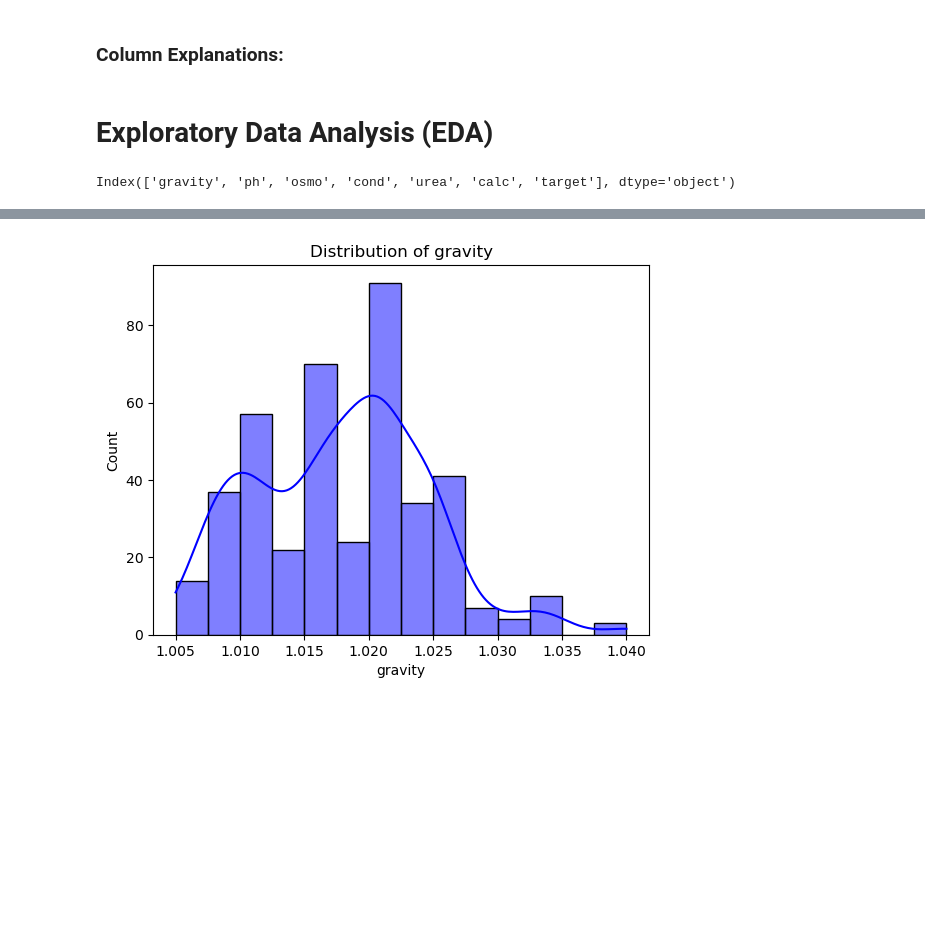
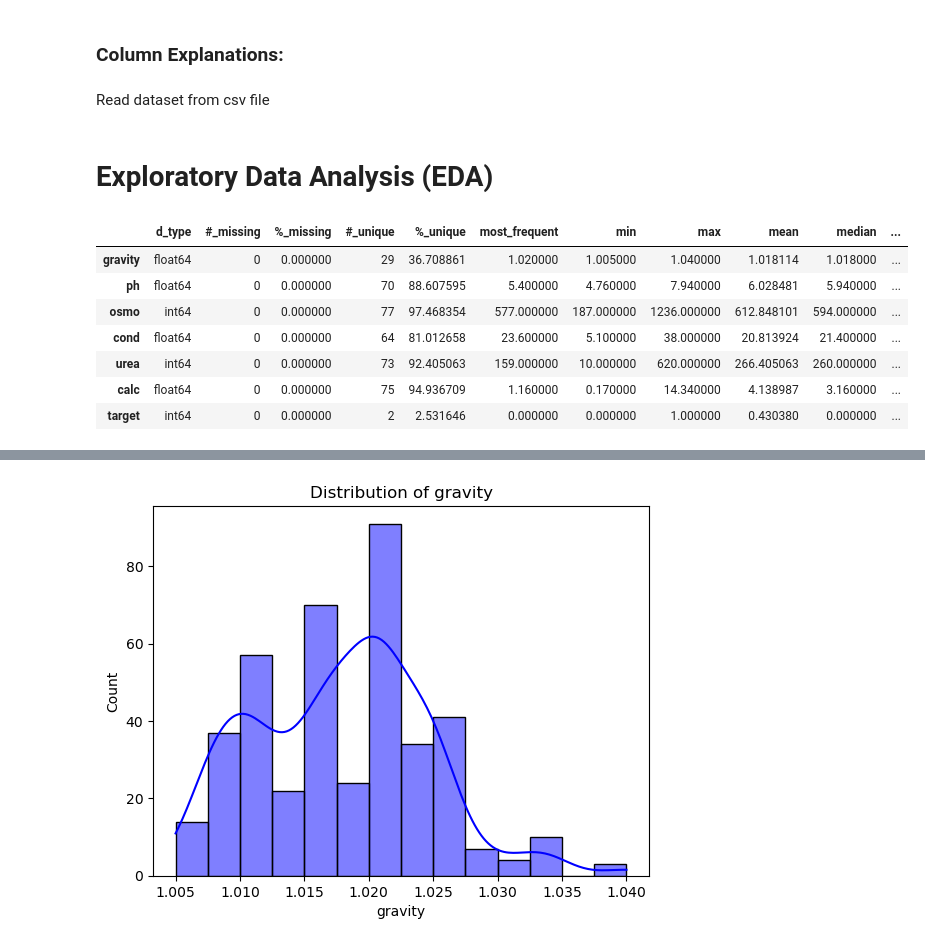
Before and after one commit to hoaily1412/Kidney-stone-classification, a Jupyter notebook: kidney-stone-eda-prediction.ipynb, the cells around one changed output, grey strips where cells are left out. Saved outputs shown, nothing was run; the diff lists cells and outputs as text; code cells hidden in the pictures; blank space fills up the shorter version.

Commit message:
Update notebook and index html

```diff
--- a/kidney-stone-eda-prediction.ipynb
+++ b/kidney-stone-eda-prediction.ipynb
@@ -52,14 +40,40 @@ from tensorflow.keras.callbacks import EarlyStopping, ReduceLROnPlateau
 
 import warnings
 warnings.filterwarnings("ignore")
+# %% [markdown]
+Read dataset from csv file
 # %%
 # Load the dataset
-df = pd.read_csv('/kaggle/input/playground-series-s3e12/train.csv')
-# drop the 'id' column
-df.drop('id', axis=1, inplace=True)
+df = pd.read_csv('./kindey-stone-urine-analysis.csv')
 # %% [markdown]
 # Exploratory Data Analysis (EDA)
 # %%
-df.columns
+def get_data_char(df):
+    data_columns = df.columns
+
+    data_char_df = pd.DataFrame(df.dtypes, columns = ["d_type"])
+    data_char_df["#_missing"] = df.isna().sum()
+    data_char_df["%_missing"] = df.isna().sum() * 100 / df.shape[0]
+    data_char_df["#_unique"] = df.nunique()
+    data_char_df["%_unique"] = df.nunique() * 100 / df.shape[0]
+    data_char_df["most_frequent"] = df.mode().loc[0]
+
+    def get_stats_stats(df):
+        return df.aggregate([min, max, "mean", "median", "std"]).T
+
+    data_char_df = pd.concat([data_char_df,get_stats_stats(df), df.loc[:2,].T], axis = 1)
+
+    return data_char_df
+display(get_data_char(df).style.background_gradient(
+    subset = ["%_unique", "std", "median", "mean", "max"
+              , "min", "%_missing"],
+    cmap = "Oranges"))
 # %% [output]
-Index(['gravity', 'ph', 'osmo', 'cond', 'urea', 'calc', 'target'], dtype='object')
+|  | d_type | #_missing | %_missing | #_unique | %_unique | most_frequent | min | max | mean | median | ... |
+| gravity | float64 | 0 | 0.000000 | 29 | 36.708861 | 1.020000 | 1.005000 | 1.040000 | 1.018114 | 1.018000 | ... |
+| ph | float64 | 0 | 0.000000 | 70 | 88.607595 | 5.400000 | 4.760000 | 7.940000 | 6.028481 | 5.940000 | ... |
+| osmo | int64 | 0 | 0.000000 | 77 | 97.468354 | 577.000000 | 187.000000 | 1236.000000 | 612.848101 | 594.000000 | ... |
+| cond | float64 | 0 | 0.000000 | 64 | 81.012658 | 23.600000 | 5.100000 | 38.000000 | 20.813924 | 21.400000 | ... |
+| urea | int64 | 0 | 0.000000 | 73 | 92.405063 | 159.000000 | 10.000000 | 620.000000 | 266.405063 | 260.000000 | ... |
+| calc | float64 | 0 | 0.000000 | 75 | 94.936709 | 1.160000 | 0.170000 | 14.340000 | 4.138987 | 3.160000 | ... |
+| target | int64 | 0 | 0.000000 | 2 | 2.531646 | 0.000000 | 0.000000 | 1.000000 | 0.430380 | 0.000000 | ... |
```
Also changed, not shown: parts of 5 cells of this notebook, 1 other file.
